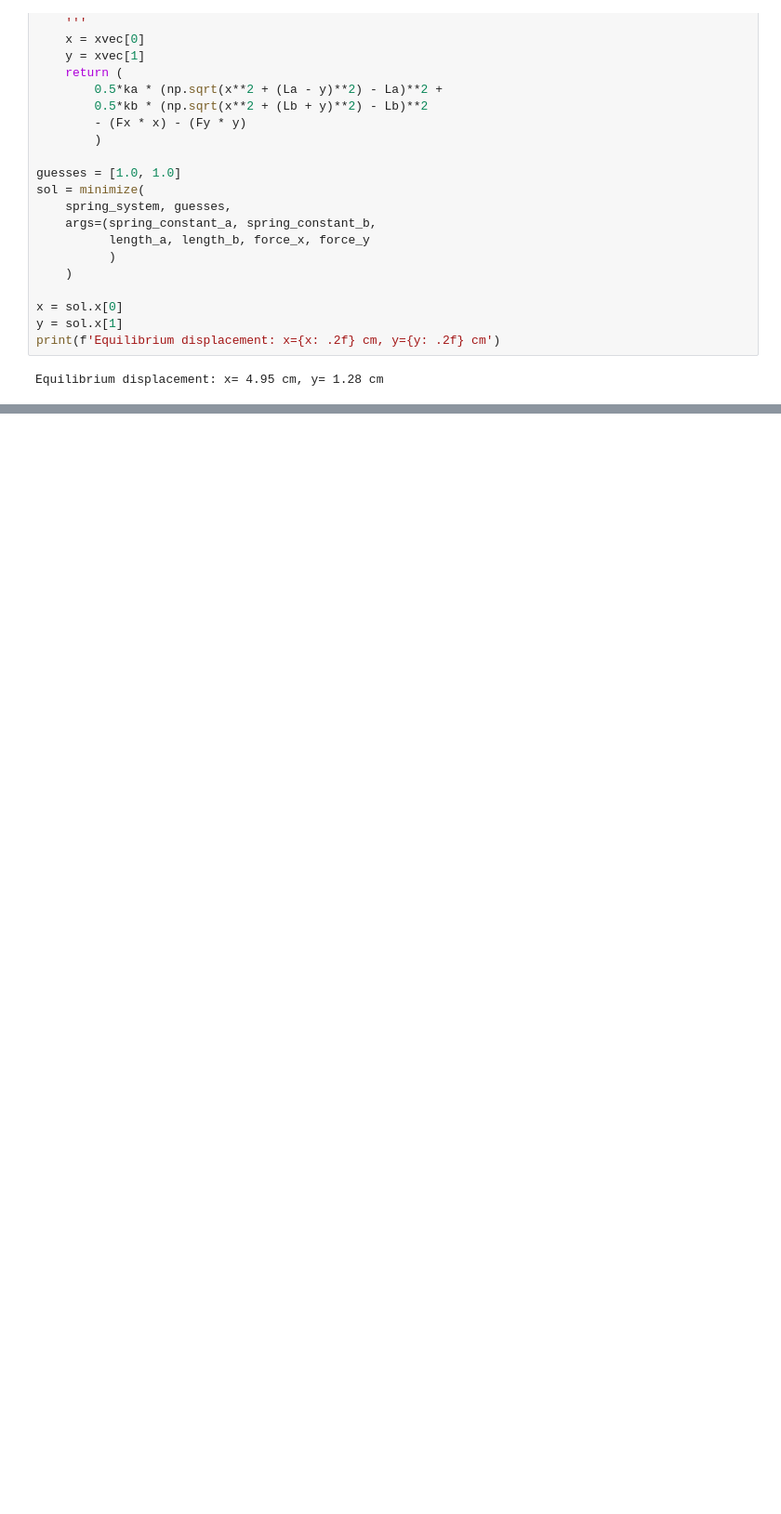
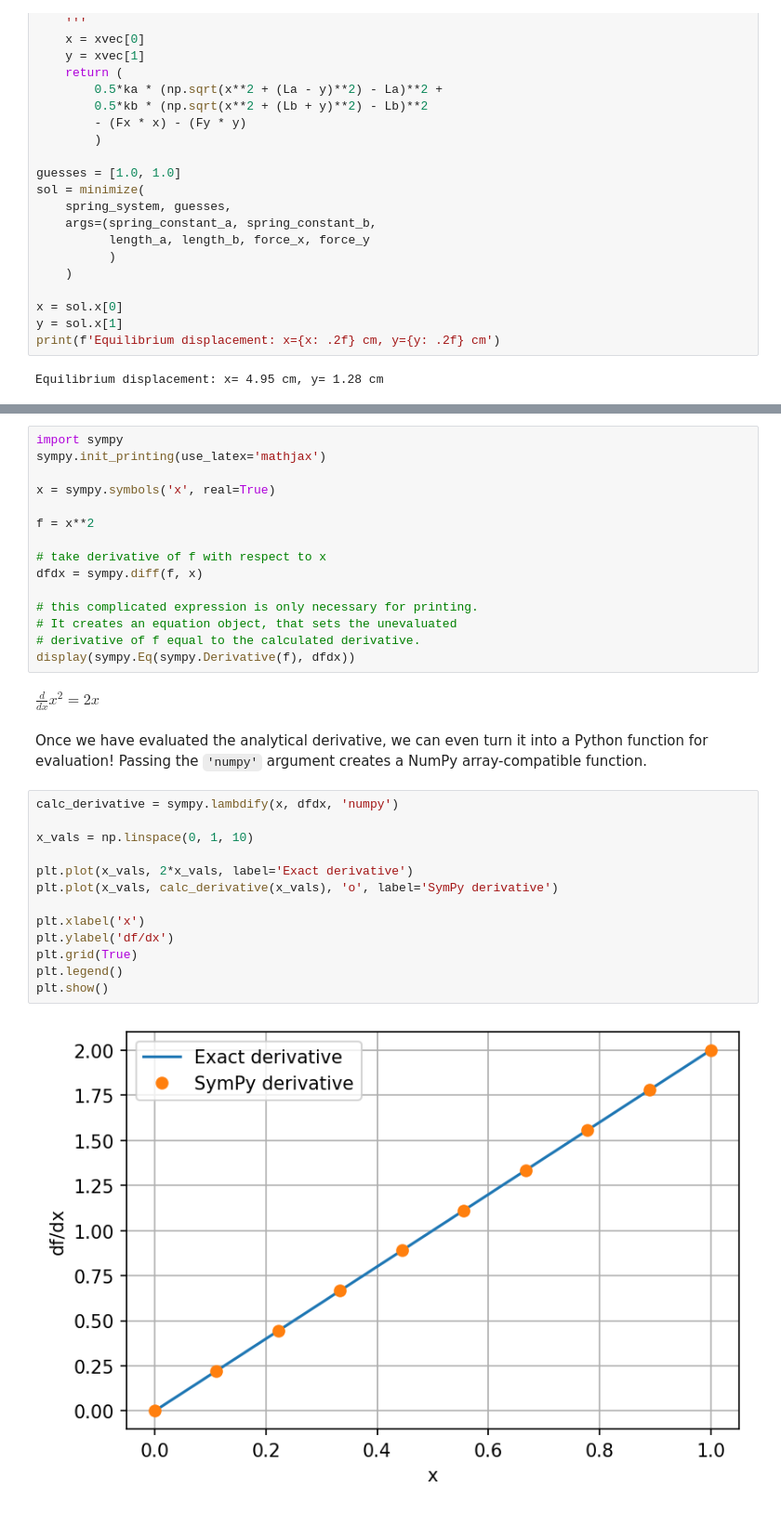
Before and after one commit to kyleniemeyer/computational-thermo, a Jupyter notebook: content/using-scipy.ipynb, the cells around one changed output, grey strips where cells are left out. Shown: that part at 93% size. Saved outputs shown, nothing was run; the diff lists cells and outputs as text; blank space fills up the shorter version.

```diff
--- a/content/using-scipy.ipynb
+++ b/content/using-scipy.ipynb
@@ -452,0 +502,34 @@ Equilibrium displacement: x= 4.95 cm, y= 1.28 cm
+# %%
+import sympy
+sympy.init_printing(use_latex='mathjax')
+
+x = sympy.symbols('x', real=True)
+
+f = x**2
+
+# take derivative of f with respect to x
+dfdx = sympy.diff(f, x)
+
+# this complicated expression is only necessary for printing.
+# It creates an equation object, that sets the unevaluated
+# derivative of f equal to the calculated derivative.
+display(sympy.Eq(sympy.Derivative(f), dfdx))
+# %% [output]
+$\displaystyle \frac{d}{d x} x^{2} = 2 x$
+# %% [markdown]
+Once we have evaluated the analytical derivative, we can even turn it into a Python function for evaluation! Passing the `'numpy'` argument creates a NumPy array-compatible function.
+# %%
+calc_derivative = sympy.lambdify(x, dfdx, 'numpy')
+
+x_vals = np.linspace(0, 1, 10)
+
+plt.plot(x_vals, 2*x_vals, label='Exact derivative')
+plt.plot(x_vals, calc_derivative(x_vals), 'o', label='SymPy derivative')
+
+plt.xlabel('x')
+plt.ylabel('df/dx')
+plt.grid(True)
+plt.legend()
+plt.show()
+# %% [output]
+[figure, added]
```
Also changed, not shown: parts of 10 cells of this notebook, 8 other files.
